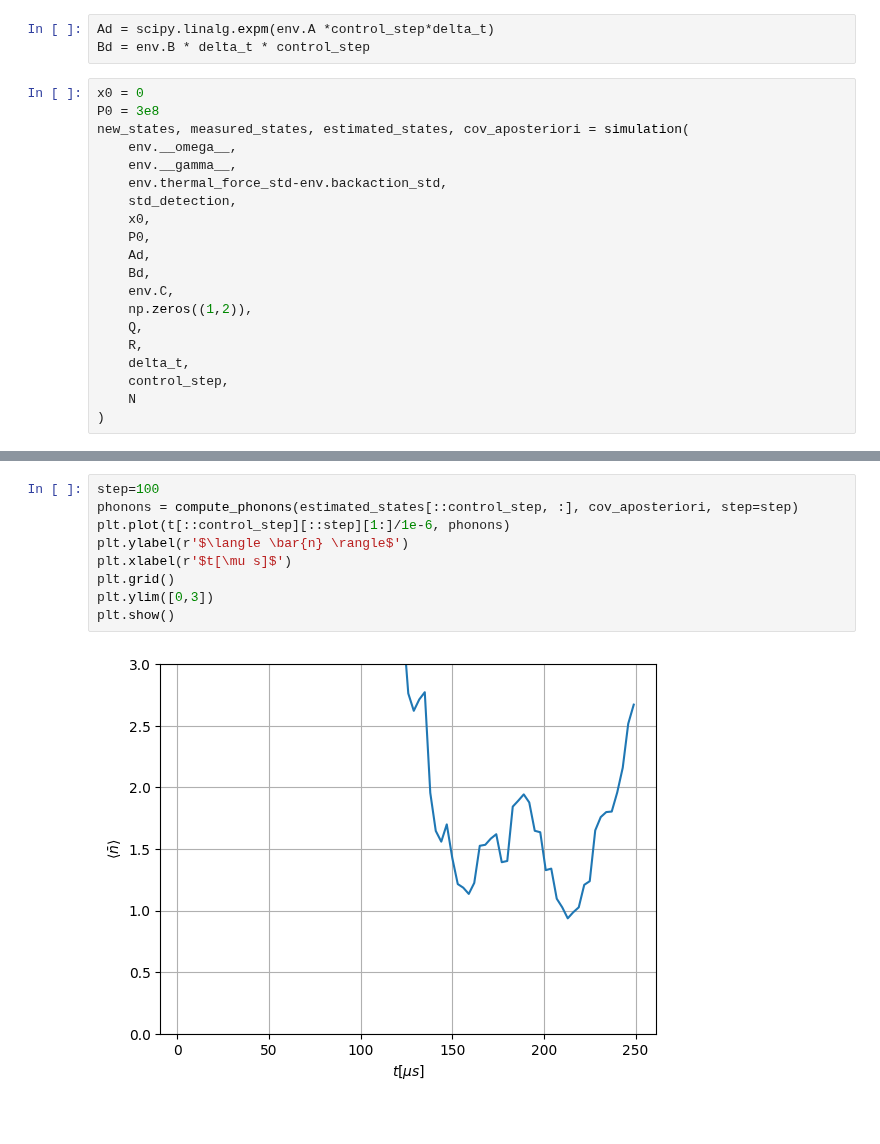
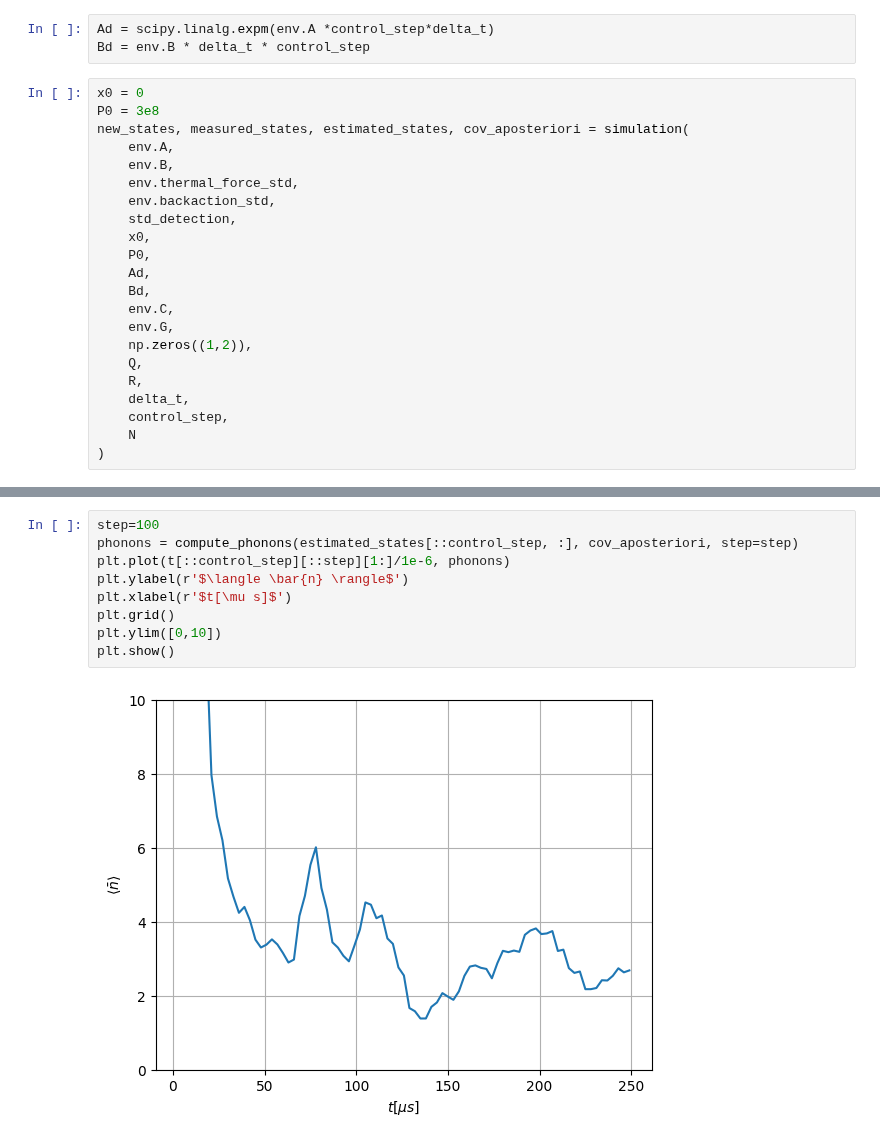
Before and after one commit to QuantumAdventures/single-photons, a Jupyter notebook: notebooks/2.1 Simulation Kalman Numba.ipynb, the cells around one changed output, grey strips where cells are left out. Saved outputs shown, nothing was run; the diff lists cells and outputs as text.

```diff
--- a/notebooks/2.1 Simulation Kalman Numba.ipynb
+++ b/notebooks/2.1 Simulation Kalman Numba.ipynb
@@ -43,15 +46,17 @@ Bd = env.B * delta_t * control_step
 x0 = 0
 P0 = 3e8
 new_states, measured_states, estimated_states, cov_aposteriori = simulation(
-    env.__omega__,
-    env.__gamma__,
-    env.thermal_force_std-env.backaction_std,
+    env.A,
+    env.B,
+    env.thermal_force_std,
+    env.backaction_std,
     std_detection,
     x0,
     P0,
     Ad,
     Bd,
     env.C,
+    env.G,
     np.zeros((1,2)),
     Q,
     R,
@@ -83,11 +88,11 @@ plt.show()
 # %%
 step=100
 phonons = compute_phonons(estimated_states[::control_step, :], cov_aposteriori, step=step)
 plt.plot(t[::control_step][::step][1:]/1e-6, phonons)
 plt.ylabel(r'$\langle \bar{n} \rangle$')
 plt.xlabel(r'$t[\mu s]$')
 plt.grid()
-plt.ylim([0,3])
+plt.ylim([0,10])
 plt.show()
 # %% [output]
-[figure, old version]
+[figure, new version]
```
Also changed, not shown: parts of 3 cells of this notebook, 8 other files.
